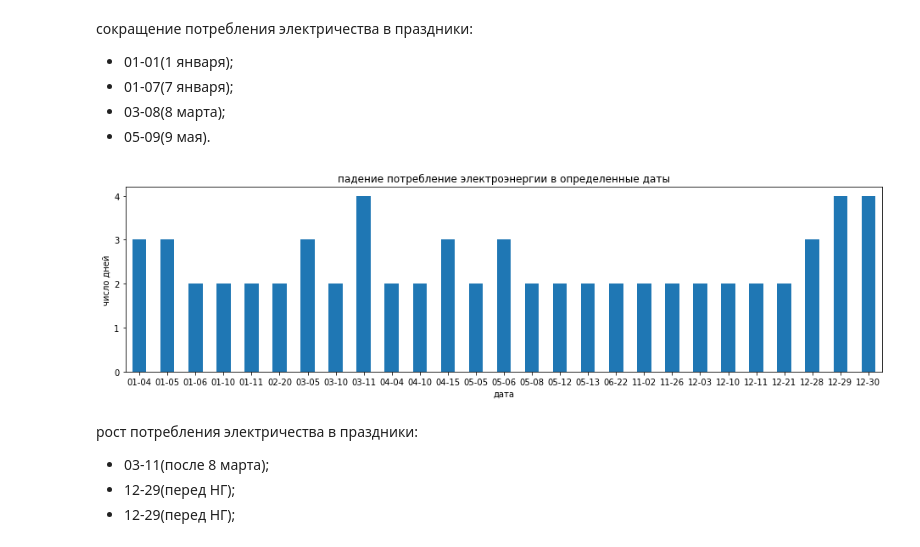
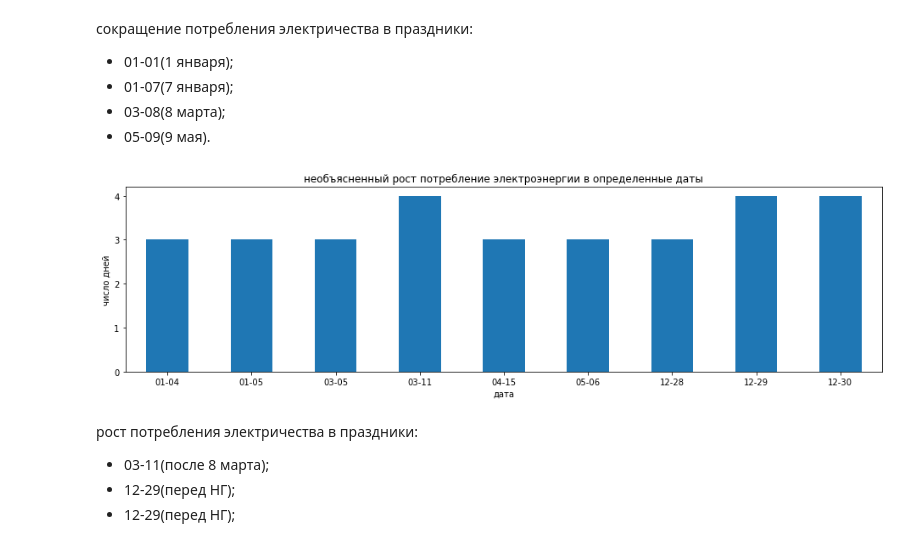
Before and after one commit to Maks-1011/hackathons, a Jupyter notebook: energy_predictions/energy_predict.ipynb, the cells around one changed output. Saved outputs shown, nothing was run; the diff lists cells and outputs as text; code cells hidden in the pictures.

```diff
--- a/energy_predictions/energy_predict.ipynb
+++ b/energy_predictions/energy_predict.ipynb
@@ -230,12 +272,23 @@ resid_interpretation(-400)
 - 01-07(7 января);
 - 03-08(8 марта);
 - 05-09(9 мая).
-# %%
-plt.figure(figsize=(16, 4))
-
-resid_interpretation(200)
-# %% [output]
-[figure, removed]
+# %%
+# необъясненный рост потребления энергии
+
+resid_more = resid[resid >= 200]
+resid_more_filtered_m_d = resid_more.index.strftime("%m-%d")
+resid_more_filtered_m_d_agg = resid_more_filtered_m_d.value_counts()
+resid_more_filtered_m_d_agg = resid_more_filtered_m_d_agg[resid_more_filtered_m_d_agg > 2].sort_index()
+
+plt.figure(figsize=(16, 4))
+resid_more_filtered_m_d_agg.plot(kind='bar')
+plt.xticks(rotation=0)
+plt.title('необъясненный рост потребление электроэнергии в определенные даты')
+plt.xlabel('дата')
+plt.ylabel('число дней')
+plt.yticks(np.arange(0, resid_more_filtered_m_d_agg.max() + 1));
+# %% [output]
+[figure, added]
 # %% [markdown]
 рост потребления электричества в праздники:
 - 03-11(после 8 марта);
```
Also changed, not shown: parts of 43 cells of this notebook.
